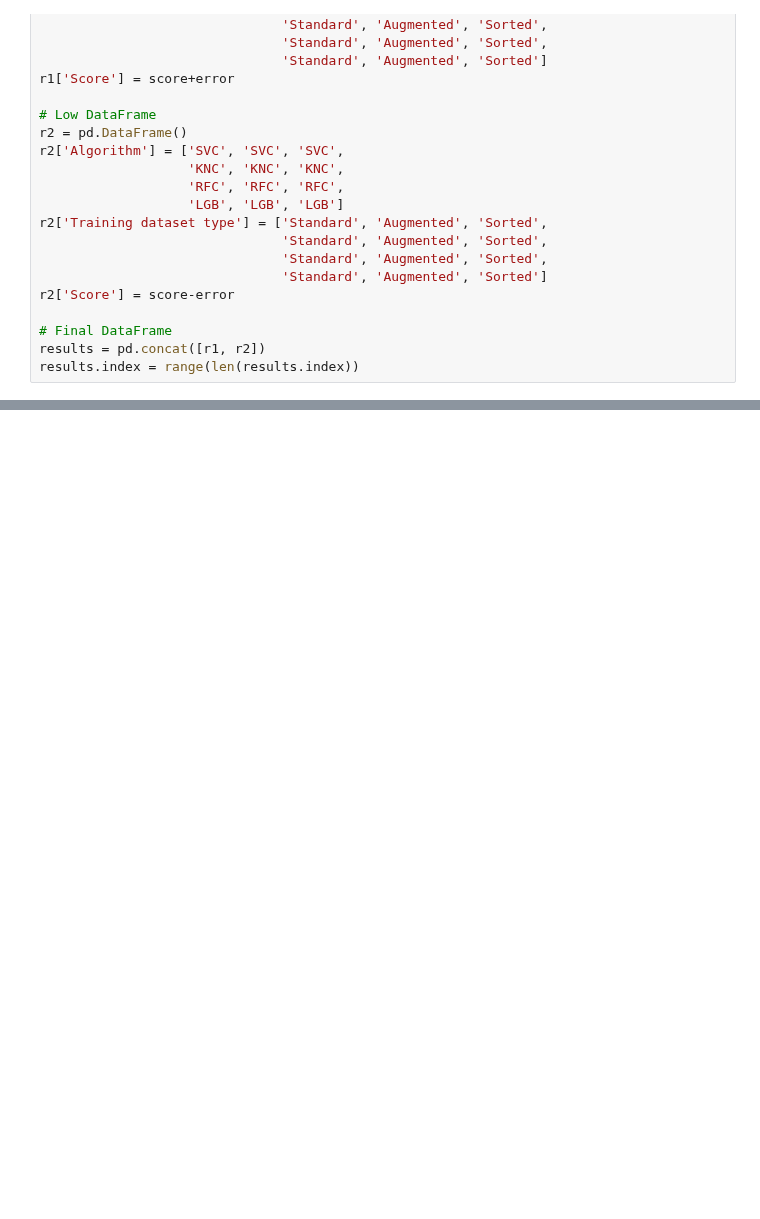
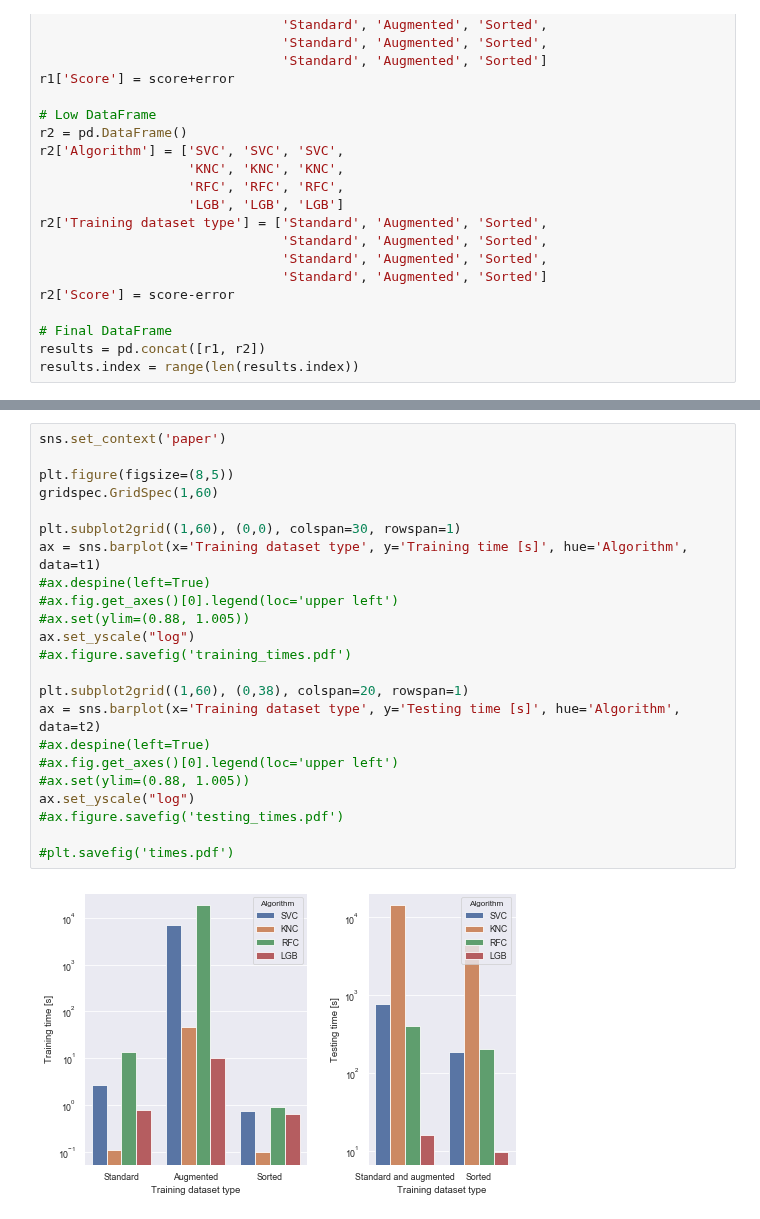
Before and after one commit to Paolo97Gll/bachelor_thesis, a Jupyter notebook: utility/Results.ipynb, the cells around one changed output, grey strips where cells are left out. Drawn from its saved outputs; the diff is of its cells as text; blank space fills up the shorter version.

Commit message:
Add comparison plots

```diff
--- a/utility/Results.ipynb
+++ b/utility/Results.ipynb
@@ -75,0 +130,25 @@ ax.figure.savefig('model_comparison.pdf')
+# %%
+sns.set_context('paper')
+
+plt.figure(figsize=(8,5))
+gridspec.GridSpec(1,60)
+
+plt.subplot2grid((1,60), (0,0), colspan=30, rowspan=1)
+ax = sns.barplot(x='Training dataset type', y='Training time [s]', hue='Algorithm', data=t1)
+#ax.despine(left=True)
+#ax.fig.get_axes()[0].legend(loc='upper left')
+#ax.set(ylim=(0.88, 1.005))
+ax.set_yscale("log")
+#ax.figure.savefig('training_times.pdf')
+
+plt.subplot2grid((1,60), (0,38), colspan=20, rowspan=1)
+ax = sns.barplot(x='Training dataset type', y='Testing time [s]', hue='Algorithm', data=t2)
+#ax.despine(left=True)
+#ax.fig.get_axes()[0].legend(loc='upper left')
+#ax.set(ylim=(0.88, 1.005))
+ax.set_yscale("log")
+#ax.figure.savefig('testing_times.pdf')
+
+#plt.savefig('times.pdf')
+# %% [output]
+[figure, added]
```
Also changed, not shown: parts of 10 cells of this notebook, 2 other files.
